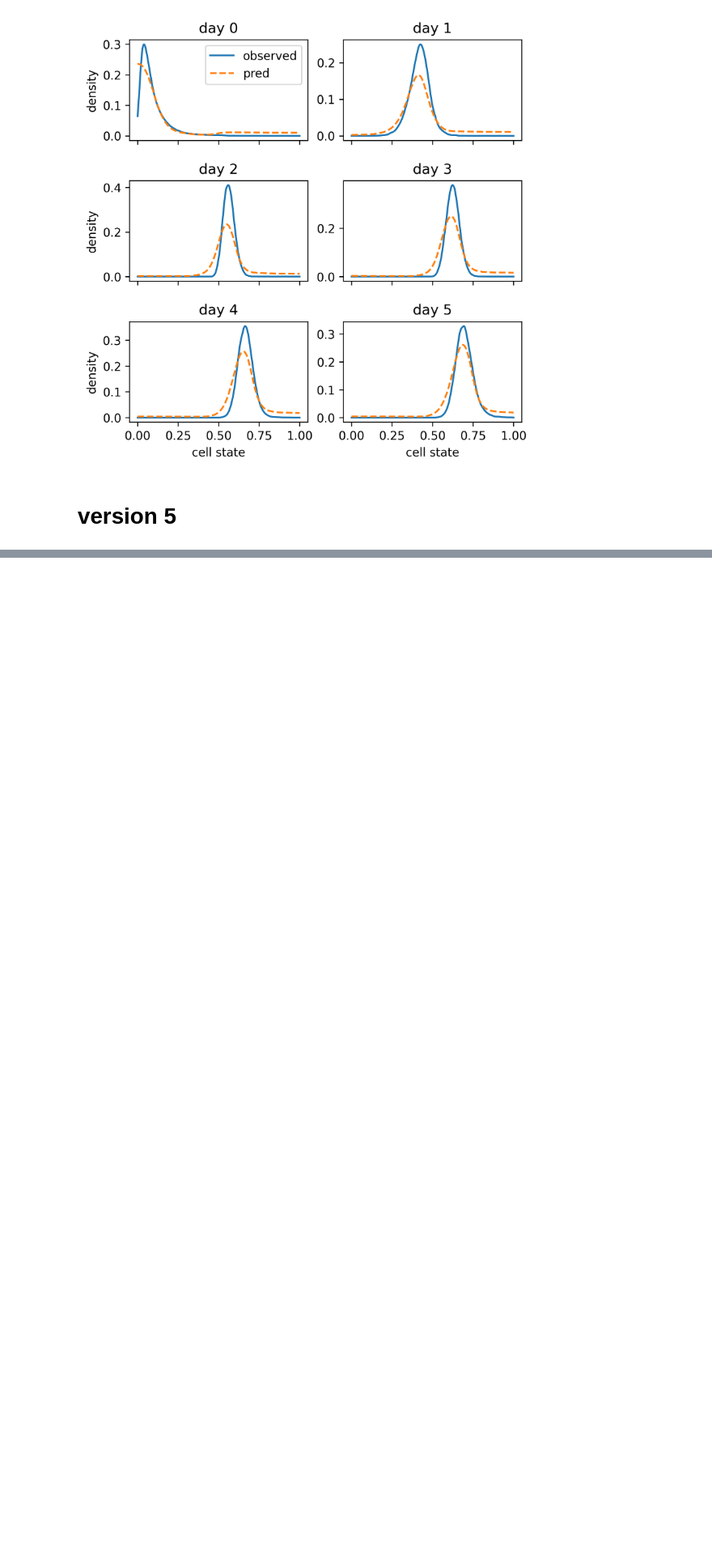
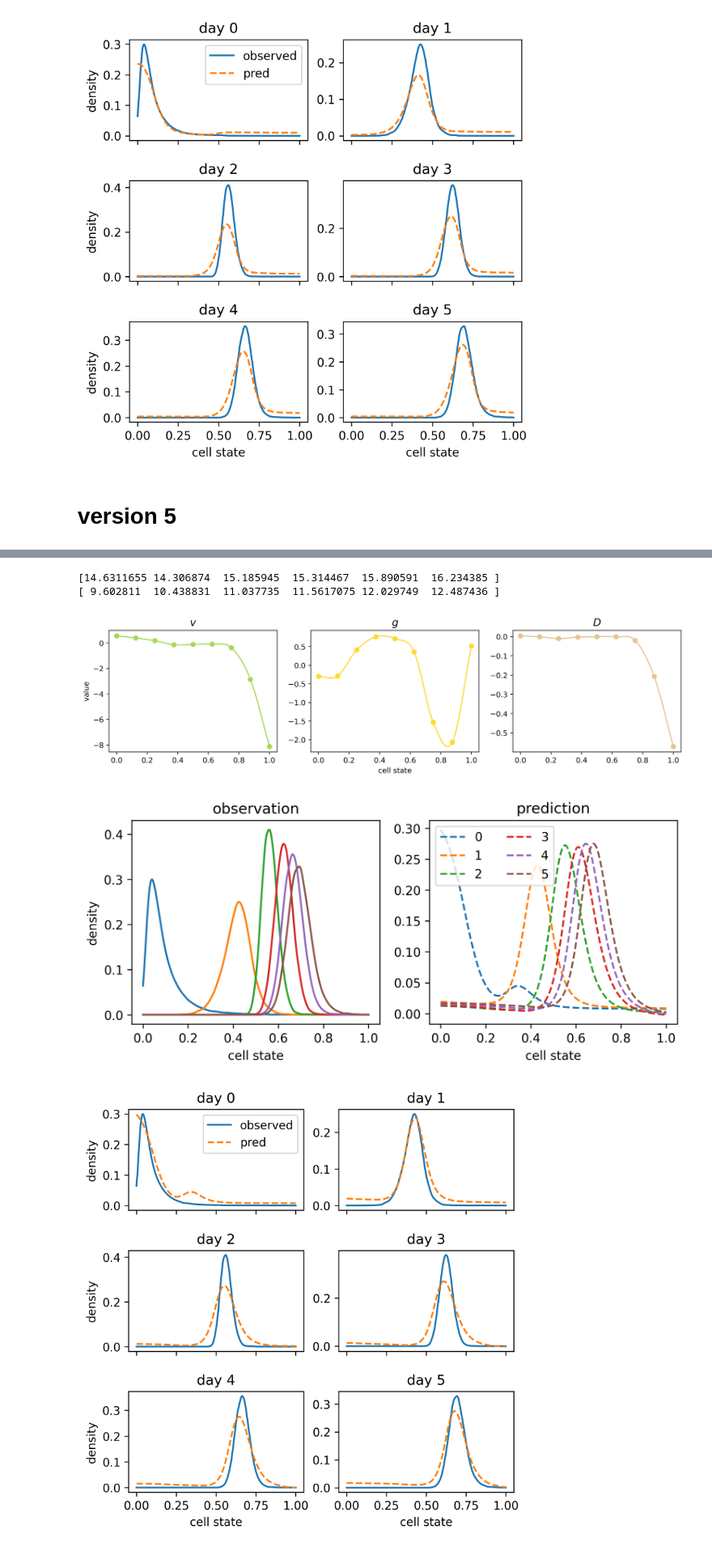
Before and after one commit to oZwZo/PINN_dynamics, a Jupyter notebook: Pseudodynamic_example/notebooks/evaluate_Rand_Csp_PINN.ipynb, the cells around one changed output, grey strips where cells are left out. Shown at 81% size. Drawn from its saved outputs; the diff is of its cells as text; code cells hidden in the pictures; blank space fills up the shorter version.

```diff
--- a/Pseudodynamic_example/notebooks/evaluate_Rand_Csp_PINN.ipynb
+++ b/Pseudodynamic_example/notebooks/evaluate_Rand_Csp_PINN.ipynb
@@ -57,0 +99,8 @@ NameError: name 'modelv5' is not defined
+# %%
+u_pred_b = pl_fun.predict_and_vis(modelv8, data_batch, train_DS)
+# %% [output]
+[14.6311655 14.306874  15.185945  15.314467  15.890591  16.234385 ]
+[ 9.602811  10.438831  11.037735  11.5617075 12.029749  12.487436 ]
+[figure, added]
+[figure, added]
+[figure, added]
```
Also changed, not shown: parts of 13 cells of this notebook, 2 other files.
